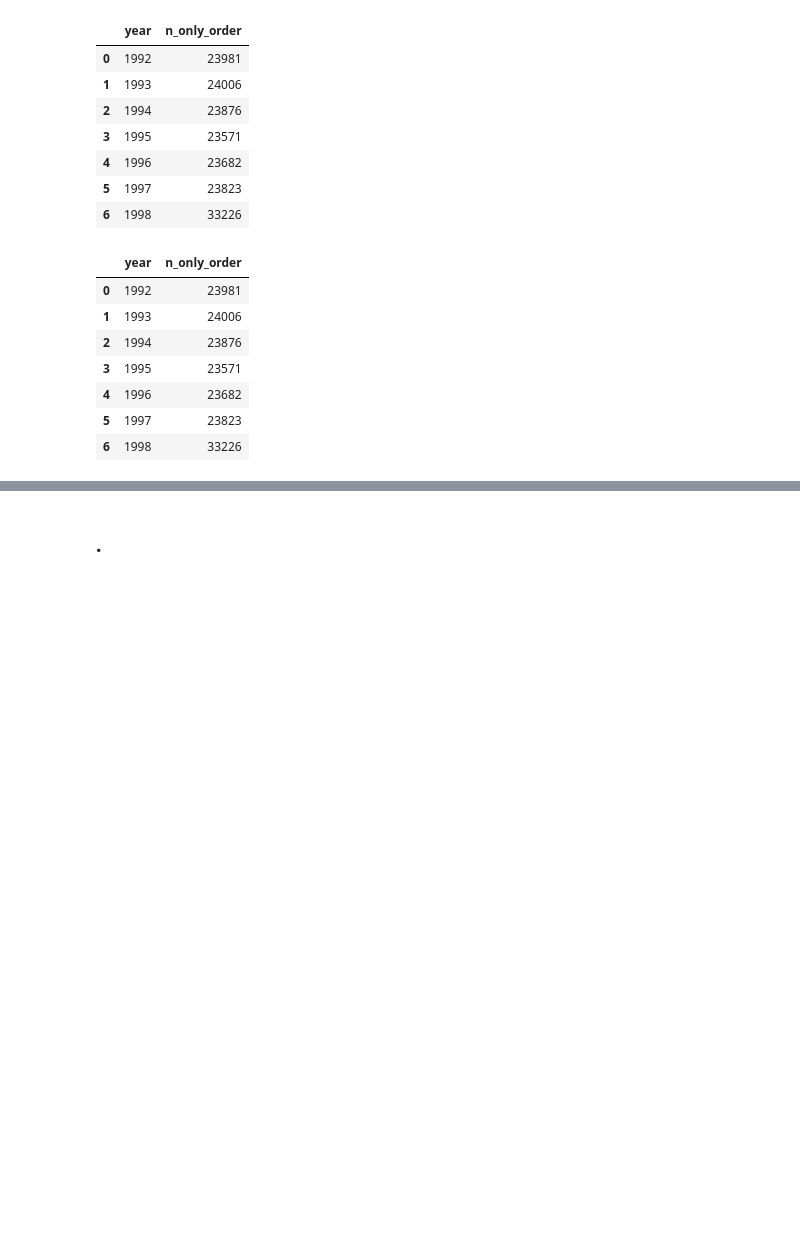
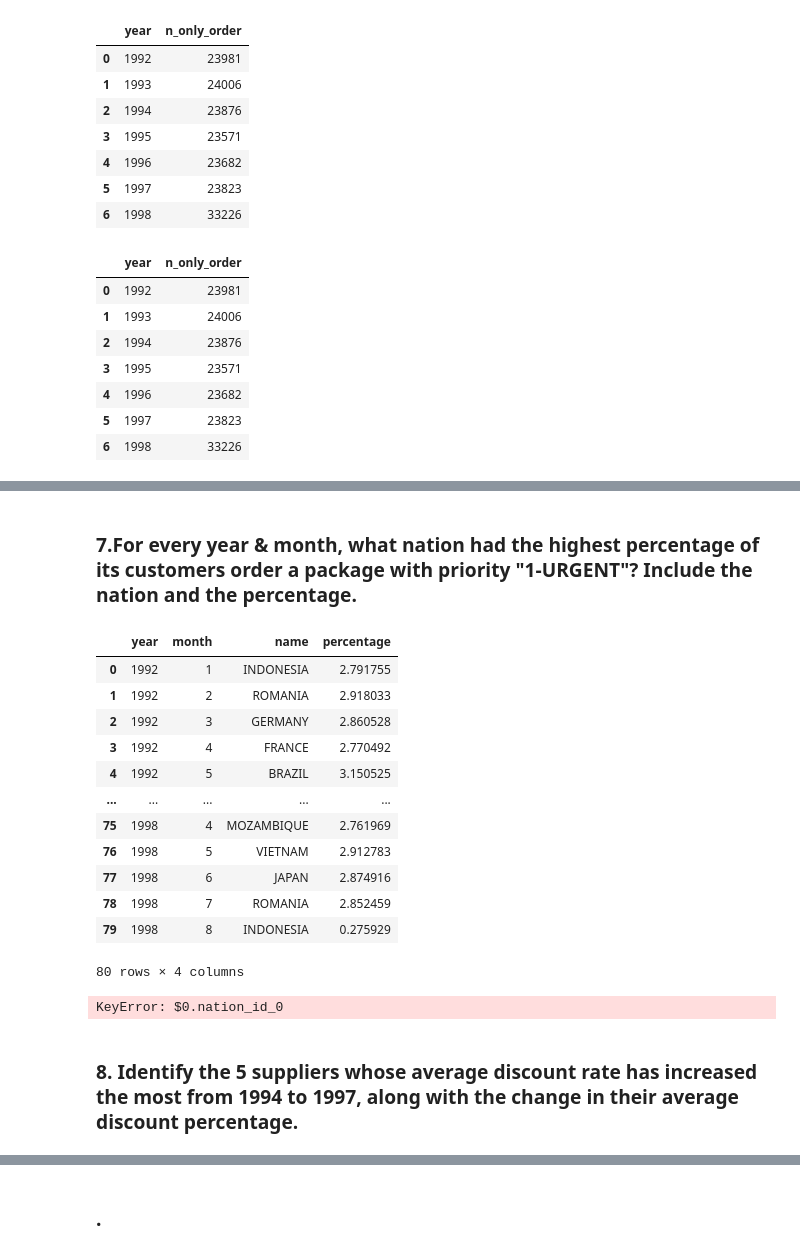
Before and after one commit to bodo-ai/text2pydough, a Jupyter notebook: workbench/AAraya/TPCH_Testing.ipynb, the cells around one changed output, grey strips where cells are left out. Cells and saved outputs as stored; diff of their text form; code cells hidden in the pictures; blank space fills up the shorter version.

```diff
--- a/workbench/AAraya/TPCH_Testing.ipynb
+++ b/workbench/AAraya/TPCH_Testing.ipynb
@@ -1819,0 +2071,77 @@ sql_output
+# %% [markdown]
+### 7.For every year & month, what nation had the highest percentage of its customers order a package with priority "1-URGENT"? Include the nation and the percentage.
+# %%
+query = '''
+WITH T1 AS (
+    SELECT DISTINCT
+        CAST(strftime('%Y', O_ORDERDATE) AS INTEGER) AS year,
+        CAST(strftime('%m', O_ORDERDATE) AS INTEGER) AS month,
+        N.N_NATIONKEY AS nationkey,
+        N.N_NAME AS name,
+        C.C_CUSTKEY AS custkey
+    FROM NATION N
+    JOIN CUSTOMER C ON N.N_NATIONKEY = C.C_NATIONKEY
+    JOIN ORDERS O ON C.C_CUSTKEY = O.O_CUSTKEY
+    WHERE O.O_ORDERPRIORITY = '1-URGENT'
+),
+T2 AS (
+    SELECT
+        C_NATIONKEY AS nationkey,
+        COUNT(*) AS n_cust
+    FROM CUSTOMER
+    GROUP BY C_NATIONKEY
+),
+Aggregated AS (
+    SELECT
+        T1.year,
+        T1.month,
+        T1.name,
+        100.0 * COUNT(*) / (SELECT n_cust FROM T2 WHERE T2.nationkey = T1.nationkey) AS percentage,
+        ROW_NUMBER() OVER (PARTITION BY T1.year, T1.month ORDER BY COUNT(*) DESC) AS rn
+    FROM T1
+    GROUP BY T1.year, T1.month, T1.name
+)
+SELECT year, month, name, percentage
+FROM Aggregated
+WHERE rn = 1
+ORDER BY year, month;
+'''
+sql_output = pd.read_sql_query(query, connection)
+sql_output
+# %% [output]
+|  | year | month | name | percentage |
+| 0 | 1992 | 1 | INDONESIA | 2.791755 |
+| 1 | 1992 | 2 | ROMANIA | 2.918033 |
+| 2 | 1992 | 3 | GERMANY | 2.860528 |
+| 3 | 1992 | 4 | FRANCE | 2.770492 |
+| 4 | 1992 | 5 | BRAZIL | 3.150525 |
+| ... | ... | ... | ... | ... |
+| 75 | 1998 | 4 | MOZAMBIQUE | 2.761969 |
+| 76 | 1998 | 5 | VIETNAM | 2.912783 |
+| 77 | 1998 | 6 | JAPAN | 2.874916 |
+| 78 | 1998 | 7 | ROMANIA | 2.852459 |
+| 79 | 1998 | 8 | INDONESIA | 0.275929 |
+80 rows × 4 columns
+# %%
+%%pydough
+
+urgent_orders = customers.CALCULATE(
+    customer_id=key,
+    nation_name=nation.name,
+    nation_id=nation_key
+).orders.WHERE(order_priority == "1-URGENT").CALCULATE(
+    nation_id,
+    nation_name,
+    order_year=YEAR(order_date),
+    order_month=MONTH(order_date)
+)
+
+urgent_orders_by = PARTITION(urgent_orders, name="u", by=(nation_id)).CALCULATE(
+    nation_id
+)
+
+pydough.to_df(urgent_orders_by)
+# %% [output]
+KeyError: $0.nation_id_0
+# %% [markdown]
+### 8. Identify the 5 suppliers whose average discount rate has increased the most from 1994 to 1997, along with the change in their average discount percentage.
```
Also changed, not shown: parts of 45 cells of this notebook, 7 other files.
